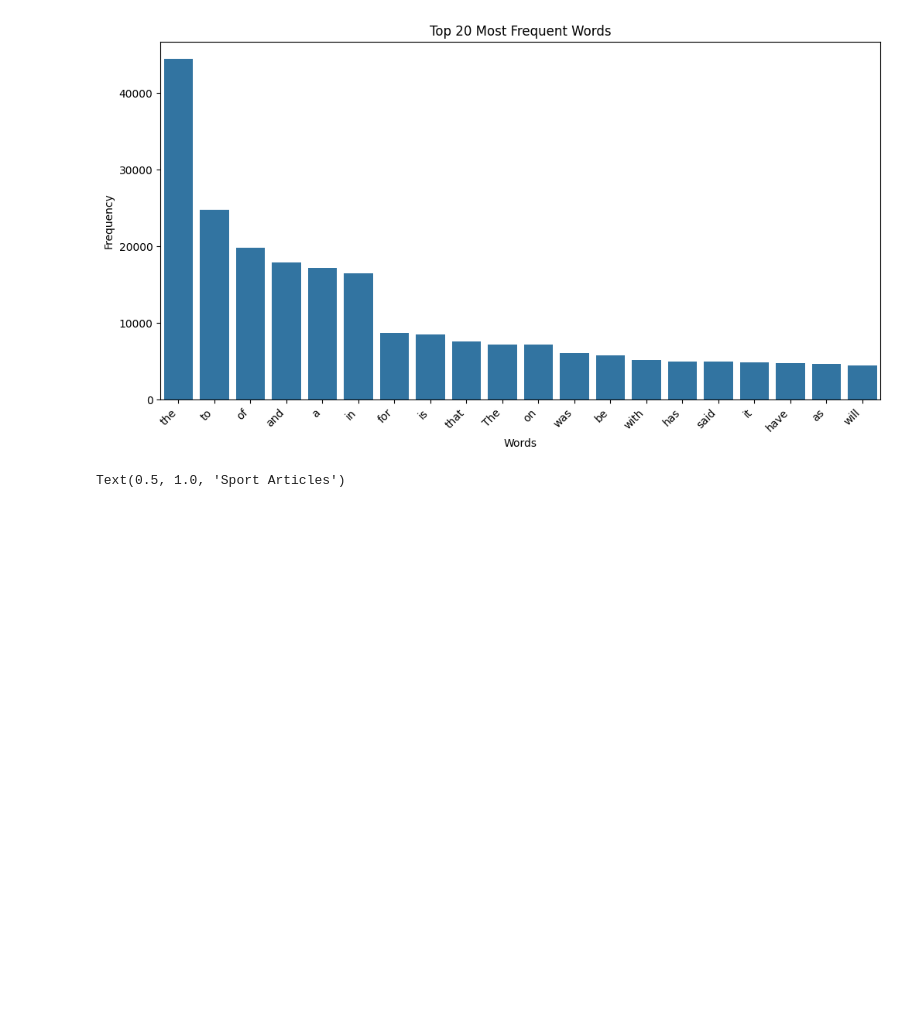
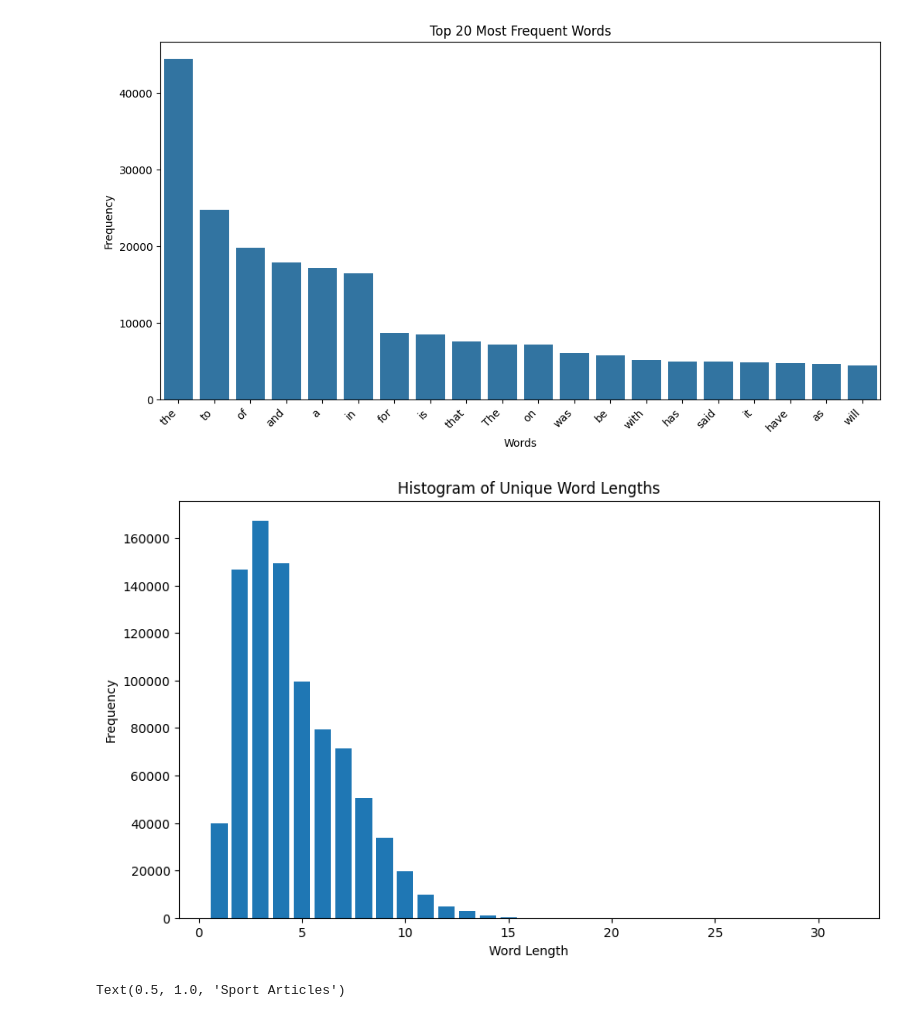
Before and after one commit to pablillo77/nlp_and_deep_learning, a Jupyter notebook: DS_NLP_DeepLearning_Final_Pablo_Giménez.ipynb, the cells around one changed output. Saved outputs shown, nothing was run; the diff lists cells and outputs as text; code cells hidden in the pictures; blank space fills up the shorter version.

```diff
--- a/DS_NLP_DeepLearning_Final_Pablo_Giménez.ipynb
+++ b/DS_NLP_DeepLearning_Final_Pablo_Giménez.ipynb
@@ -153,6 +153,35 @@ plt.title('Top 20 Most Frequent Words')
 plt.show()
 # %% [output]
 [figure]
+# %%
+# prompt: para la columna text de df, necesito contar la longitud de las palabras que van apareciendo en cada fila. Necesito un histograma de las longitudes (cantidad de caracteres) de las palabras unicas que aparecen en todo el df
+
+import pandas as pd
+import matplotlib.pyplot as plt
+from collections import Counter
+
+# Assuming 'df' is already defined and loaded with the data
+
+def word_length_histogram(df):
+    all_word_lengths = []
+    for text in df['text']:
+        words = re.findall(r'\b\w+\b', text.lower())  # Find all words, convert to lowercase
+        for word in words:
+          all_word_lengths.append(len(word))
+
+    unique_word_lengths = list(set(all_word_lengths))
+    word_length_counts = Counter(all_word_lengths)
+
+    plt.figure(figsize=(10, 6))
+    plt.bar(unique_word_lengths, [word_length_counts[length] for length in unique_word_lengths])
+    plt.xlabel("Word Length")
+    plt.ylabel("Frequency")
+    plt.title("Histogram of Unique Word Lengths")
+    plt.show()
+
+word_length_histogram(df)
+# %% [output]
+[figure, added]
 # %%
 # For sport articles
 word_length = df['text'].str.split().apply(lambda x: [len(i) for i in x])
```
